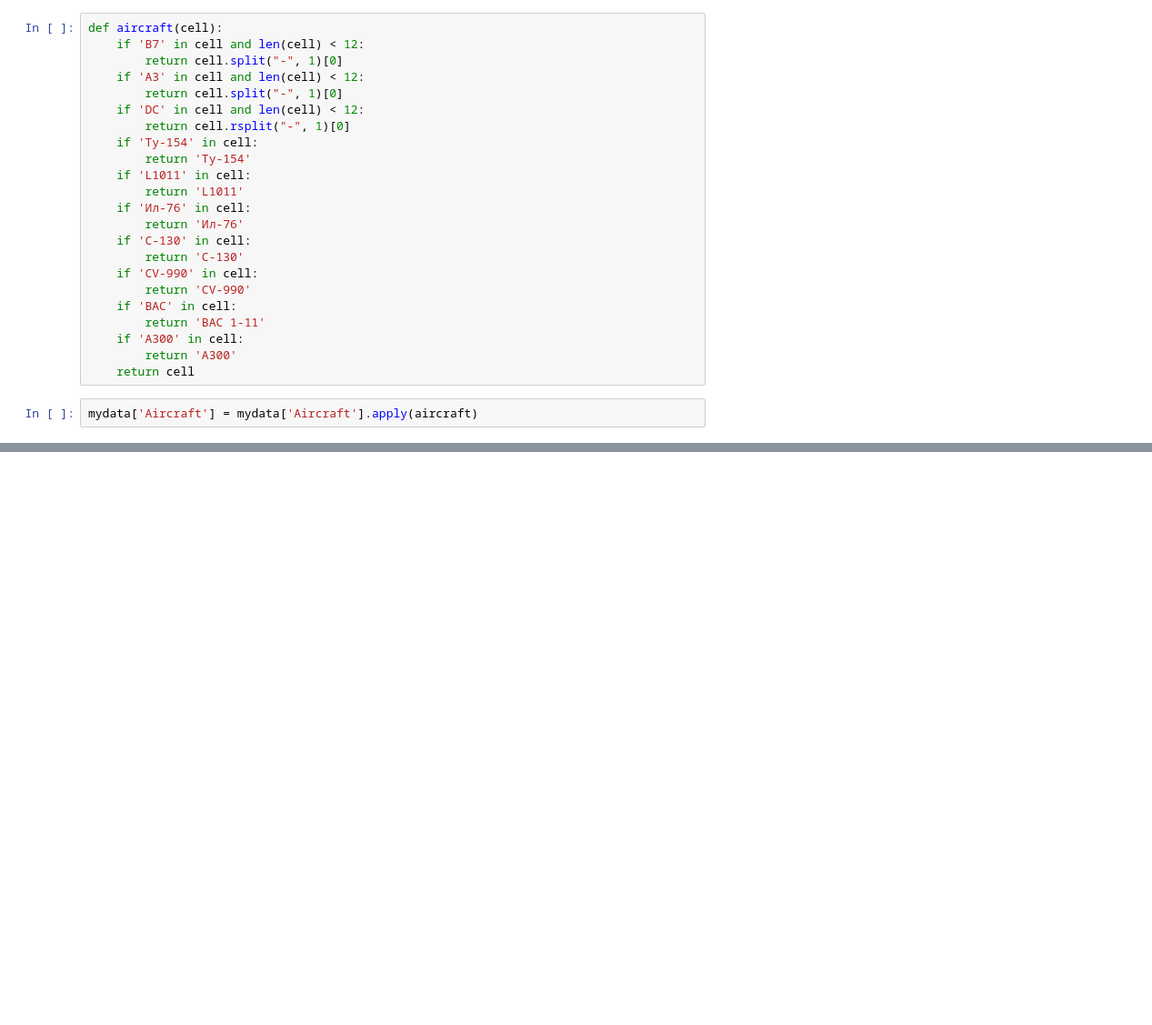
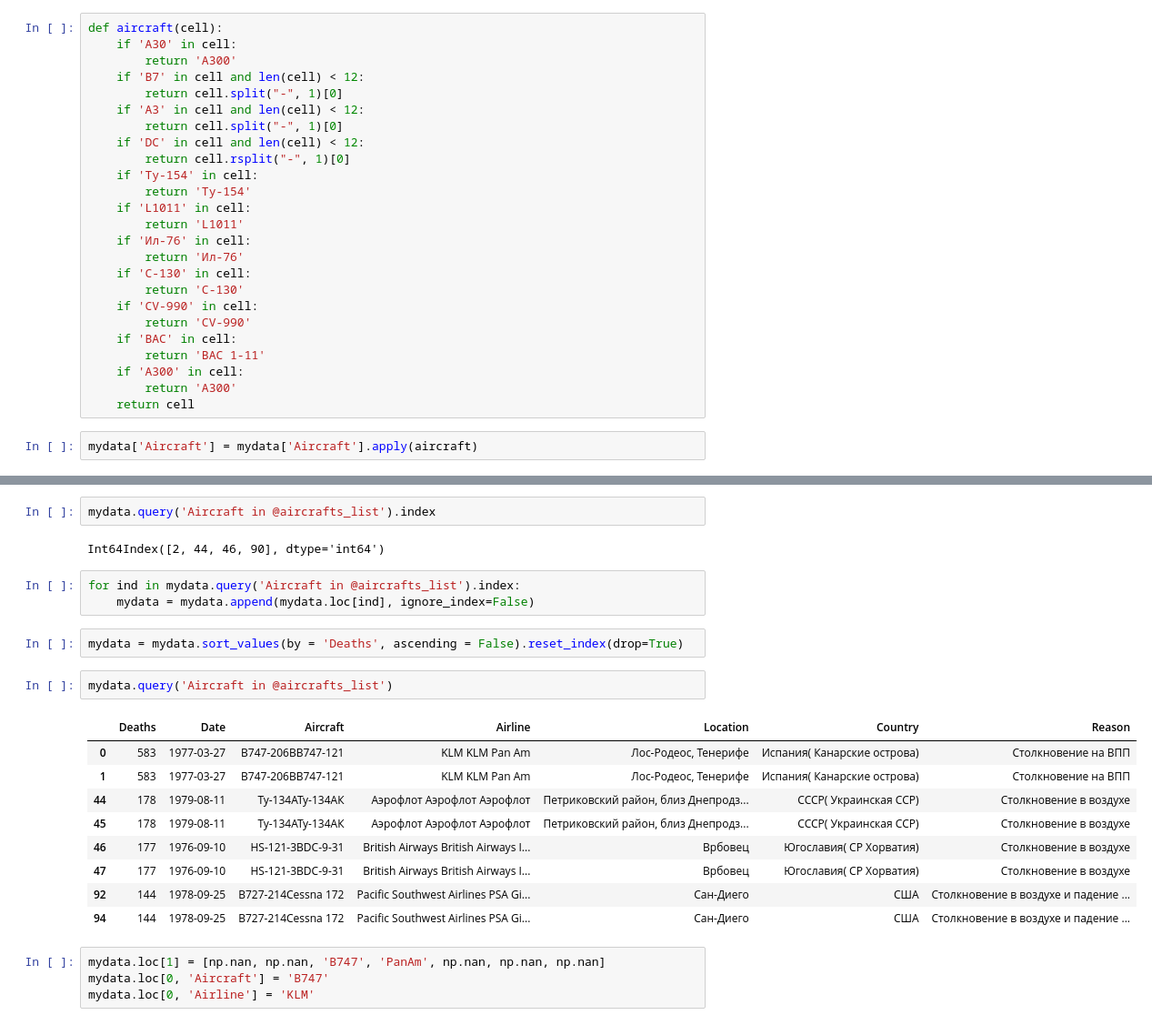
Before and after one commit to Morjella/other, a Jupyter notebook: Parcing.ipynb, the cells around one changed output, grey strips where cells are left out. Shown at 91% size. Drawn from its saved outputs; the diff is of its cells as text; blank space fills up the shorter version.

```diff
--- a/Parcing.ipynb
+++ b/Parcing.ipynb
@@ -143,6 +144,8 @@ print(mydata['Aircraft'].unique())
  'KC-130B ' 'B737-3Y0 ' 'L-188C ' 'B727-223 ']
 # %%
 def aircraft(cell):
+    if 'A30' in cell:
+        return 'A300'
     if 'B7' in cell and len(cell) < 12:
         return cell.split("-", 1)[0]
     if 'A3' in cell and len(cell) < 12:
@@ -183,0 +204,25 @@ Name: Aircraft, Length: 100, dtype: object
+# %%
+mydata.query('Aircraft in @aircrafts_list').index
+# %% [output]
+Int64Index([2, 44, 46, 90], dtype='int64')
+# %%
+for ind in mydata.query('Aircraft in @aircrafts_list').index:
+    mydata = mydata.append(mydata.loc[ind], ignore_index=False)
+# %%
+mydata = mydata.sort_values(by = 'Deaths', ascending = False).reset_index(drop=True)
+# %%
+mydata.query('Aircraft in @aircrafts_list')
+# %% [output]
+|  | Deaths | Date | Aircraft | Airline | Location | Country | Reason |
+| 0 | 583 | 1977-03-27 | B747-206BB747-121 | KLM KLM Pan Am | Лос-Родеос, Тенерифе | Испания( Канарские острова) | Столкновение на ВПП |
+| 1 | 583 | 1977-03-27 | B747-206BB747-121 | KLM KLM Pan Am | Лос-Родеос, Тенерифе | Испания( Канарские острова) | Столкновение на ВПП |
+| 44 | 178 | 1979-08-11 | Ту-134АТу-134АК | Аэрофлот Аэрофлот Аэрофлот | Петриковский район, близ Днепродз... | СССР( Украинская ССР) | Столкновение в воздухе |
+| 45 | 178 | 1979-08-11 | Ту-134АТу-134АК | Аэрофлот Аэрофлот Аэрофлот | Петриковский район, близ Днепродз... | СССР( Украинская ССР) | Столкновение в воздухе |
+| 46 | 177 | 1976-09-10 | HS-121-3BDC-9-31 | British Airways British Airways I... | Врбовец | Югославия( СР Хорватия) | Столкновение в воздухе |
+| 47 | 177 | 1976-09-10 | HS-121-3BDC-9-31 | British Airways British Airways I... | Врбовец | Югославия( СР Хорватия) | Столкновение в воздухе |
+| 92 | 144 | 1978-09-25 | B727-214Cessna 172 | Pacific Southwest Airlines PSA Gi... | Сан-Диего | США | Столкновение в воздухе и падение ... |
+| 94 | 144 | 1978-09-25 | B727-214Cessna 172 | Pacific Southwest Airlines PSA Gi... | Сан-Диего | США | Столкновение в воздухе и падение ... |
+# %%
+mydata.loc[1] = [np.nan, np.nan, 'B747', 'PanAm', np.nan, np.nan, np.nan]
+mydata.loc[0, 'Aircraft'] = 'B747'
+mydata.loc[0, 'Airline'] = 'KLM'
```
Also changed, not shown: parts of 6 cells of this notebook.
